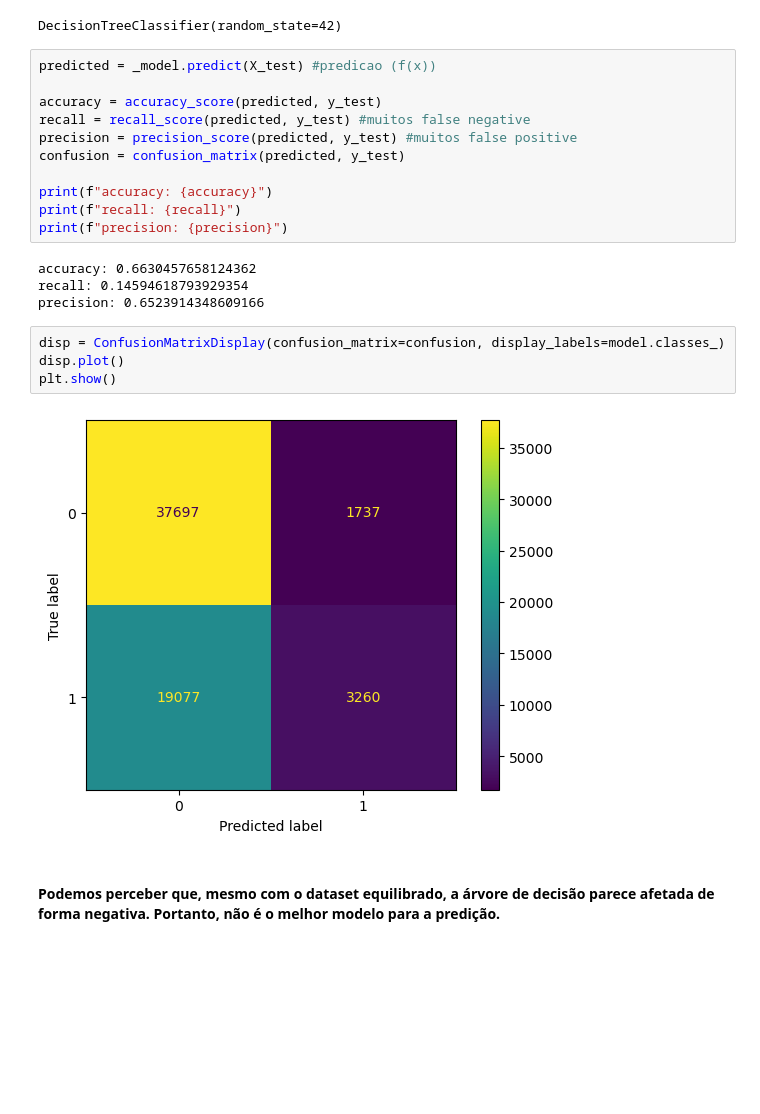
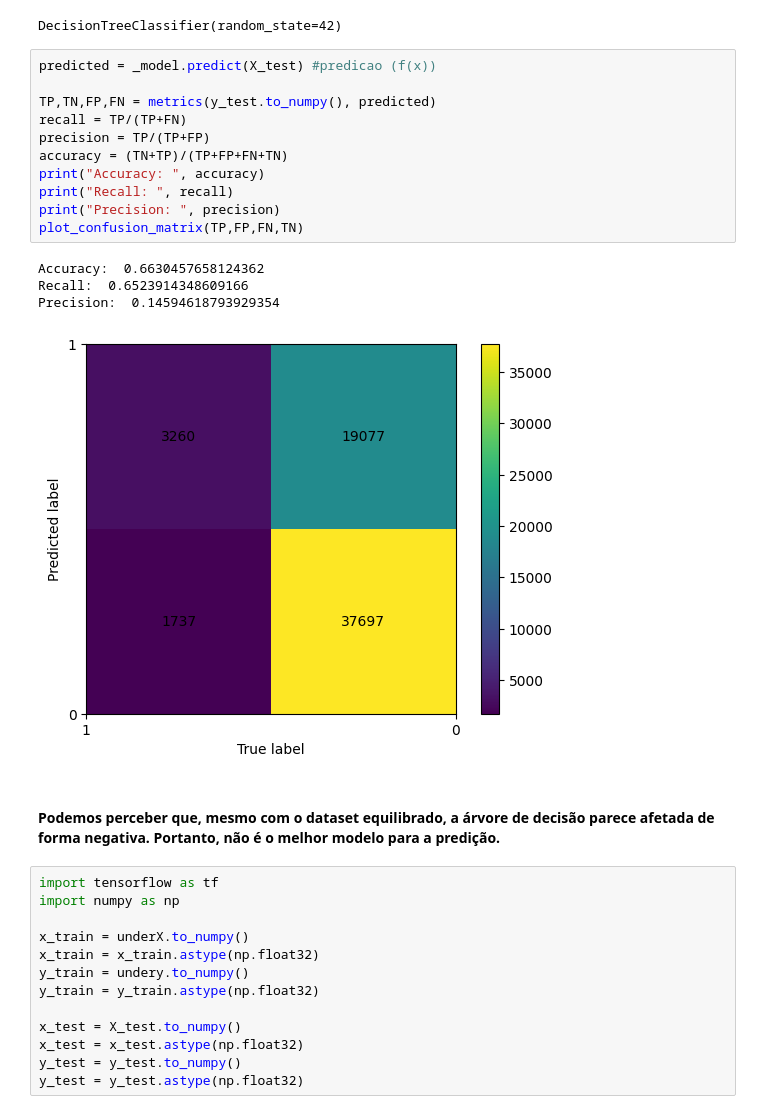
Before and after one commit to PDTCCLF/INF1032, a Jupyter notebook: testeTreino.ipynb, the cells around one changed output. Cells and saved outputs as stored; diff of their text form; blank space fills up the shorter version.

```diff
--- a/testeTreino.ipynb
+++ b/testeTreino.ipynb
@@ -165,26 +228,34 @@ _model = DecisionTreeClassifier(random_state=42)
 _model.fit(underX, undery) #treina o modelo
 # %% [output]
 DecisionTreeClassifier(random_state=42)
-# %%
-predicted = _model.predict(X_test) #predicao (f(x))
-
-accuracy = accuracy_score(predicted, y_test)
-recall = recall_score(predicted, y_test) #muitos false negative
-precision = precision_score(predicted, y_test) #muitos false positive
-confusion = confusion_matrix(predicted, y_test)
-
-print(f"accuracy: {accuracy}")
-print(f"recall: {recall}")
-print(f"precision: {precision}")
-# %% [output]
-accuracy: 0.6630457658124362
-recall: 0.14594618793929354
-precision: 0.6523914348609166
-# %%
-disp = ConfusionMatrixDisplay(confusion_matrix=confusion, display_labels=model.classes_)
-disp.plot()
-plt.show()
-# %% [output]
-[figure, removed]
+# %%
+predicted = _model.predict(X_test) #predicao (f(x))
+
+TP,TN,FP,FN = metrics(y_test.to_numpy(), predicted)
+recall = TP/(TP+FN)
+precision = TP/(TP+FP)
+accuracy = (TN+TP)/(TP+FP+FN+TN)
+print("Accuracy: ", accuracy)
+print("Recall: ", recall)
+print("Precision: ", precision)
+plot_confusion_matrix(TP,FP,FN,TN)
+# %% [output]
+Accuracy:  0.6630457658124362
+Recall:  0.6523914348609166
+Precision:  0.14594618793929354
+[figure, added]
 # %% [markdown]
 #### Podemos perceber que, mesmo com o dataset equilibrado, a árvore de decisão parece afetada de forma negativa. Portanto, não é o melhor modelo para a predição.
+# %%
+import tensorflow as tf
+import numpy as np
+
+x_train = underX.to_numpy()
+x_train = x_train.astype(np.float32)
+y_train = undery.to_numpy()
+y_train = y_train.astype(np.float32)
+
+x_test = X_test.to_numpy()
+x_test = x_test.astype(np.float32)
+y_test = y_test.to_numpy()
+y_test = y_test.astype(np.float32)
```
Also changed, not shown: parts of 10 cells of this notebook.
